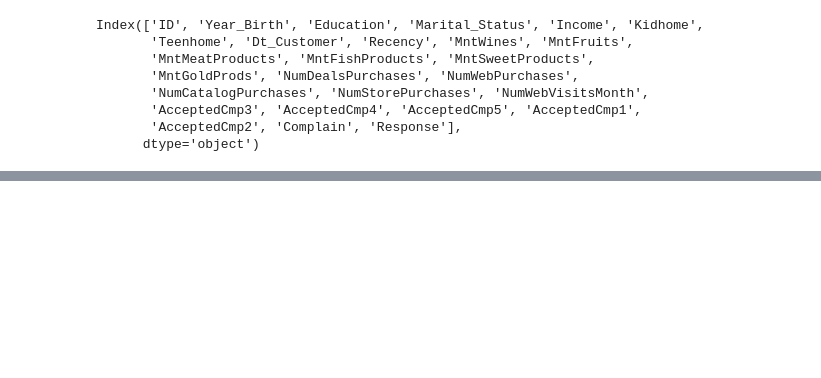
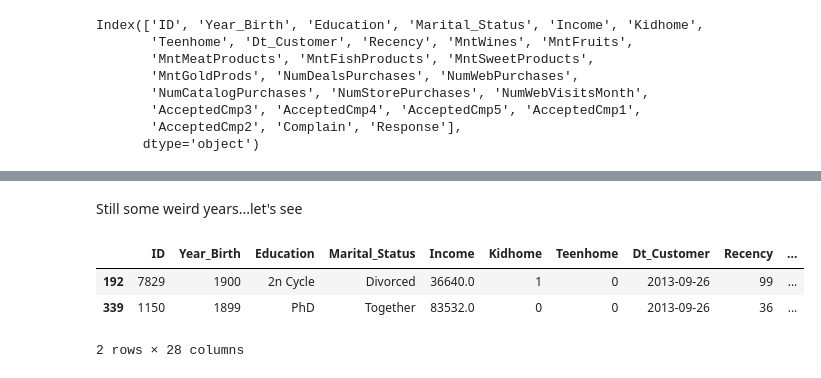
Before and after one commit to Joshua-C-Bryant/customer-personality-analysis, a Jupyter notebook: customer_personality_analysis.ipynb, the cells around one changed output, grey strips where cells are left out. Cells and saved outputs as stored; diff of their text form; code cells hidden in the pictures; blank space fills up the shorter version.

```diff
--- a/customer_personality_analysis.ipynb
+++ b/customer_personality_analysis.ipynb
@@ -161,0 +218,3 @@ Index(['ID', 'Year_Birth', 'Education', 'Marital_Status', 'Income', 'Kidhome',
+# %%
+df.Dt_Customer = pd.to_datetime(df['Dt_Customer'])
+df.info()
@@ -161,0 +288,2 @@ Index(['ID', 'Year_Birth', 'Education', 'Marital_Status', 'Income', 'Kidhome',
+# %% [markdown]
+Still some weird years...let's see
@@ -161,0 +292,7 @@ Index(['ID', 'Year_Birth', 'Education', 'Marital_Status', 'Income', 'Kidhome',
+# %%
+df[df.age >= 90]
+# %% [output]
+|  | ID | Year_Birth | Education | Marital_Status | Income | Kidhome | Teenhome | Dt_Customer | Recency | ... |
+| 192 | 7829 | 1900 | 2n Cycle | Divorced | 36640.0 | 1 | 0 | 2013-09-26 | 99 | ... |
+| 339 | 1150 | 1899 | PhD | Together | 83532.0 | 0 | 0 | 2013-09-26 | 36 | ... |
+2 rows × 28 columns
```
Also changed, not shown: parts of 39 cells of this notebook.
